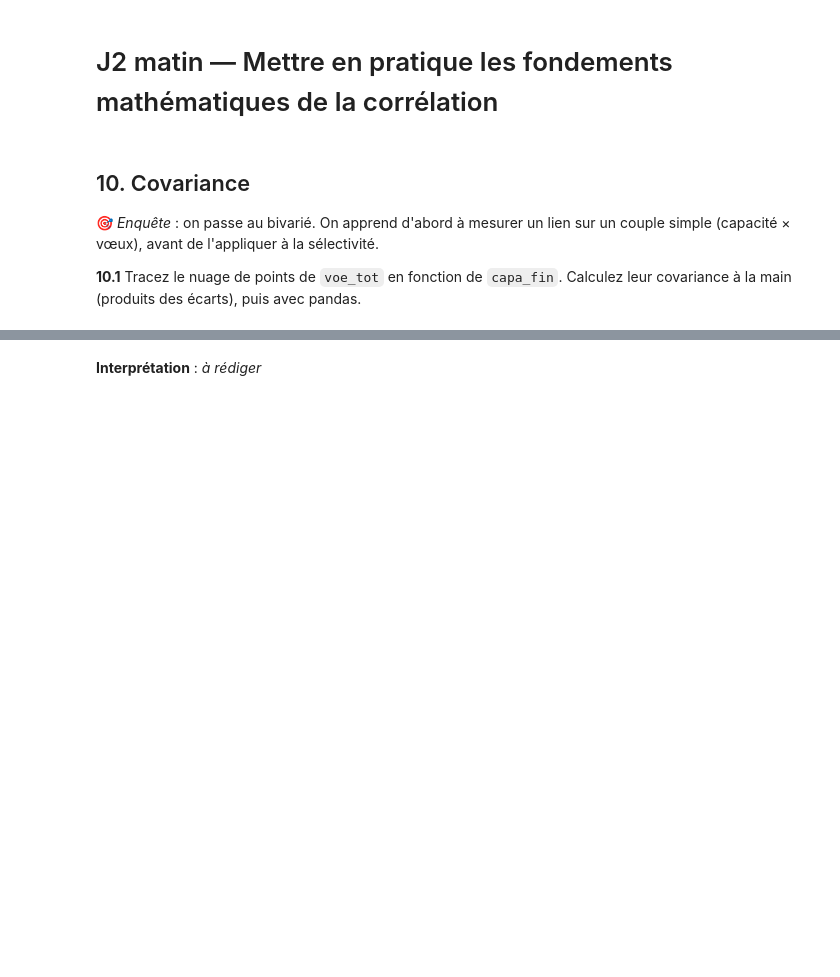
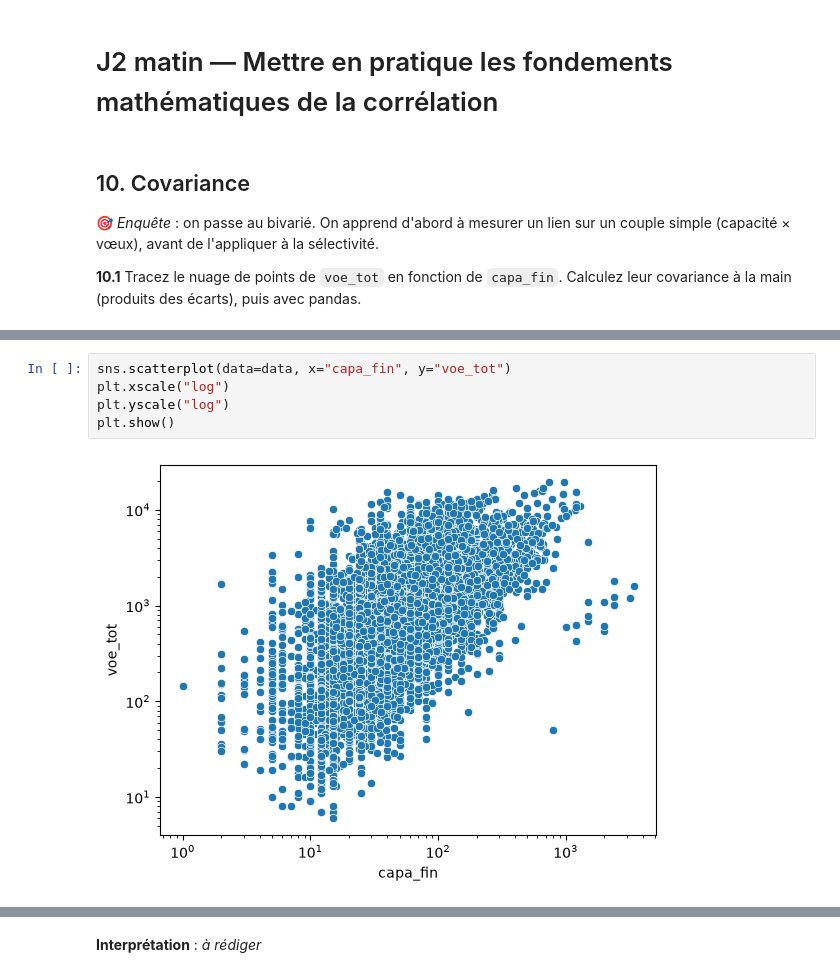
Before and after one commit to Mickael-C21/Analyse_univariee_bivariee, a Jupyter notebook: TP_Parcoursup.ipynb, the cells around one changed output, grey strips where cells are left out. Saved outputs shown, nothing was run; the diff lists cells and outputs as text; blank space fills up the shorter version.

```diff
--- a/TP_Parcoursup.ipynb
+++ b/TP_Parcoursup.ipynb
@@ -796,0 +816,7 @@ Mayotte                           42           0.34
+# %%
+sns.scatterplot(data=data, x="capa_fin", y="voe_tot")
+plt.xscale("log")
+plt.yscale("log")
+plt.show()
+# %% [output]
+[figure, added]
```
Also changed, not shown: parts of 4 cells of this notebook.
